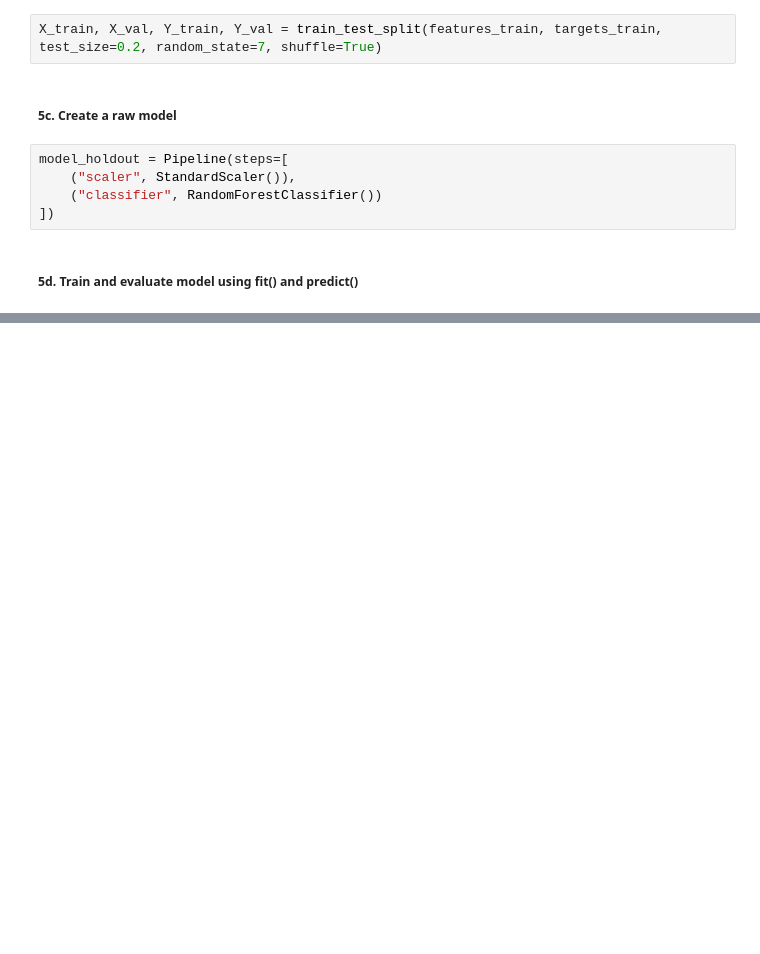
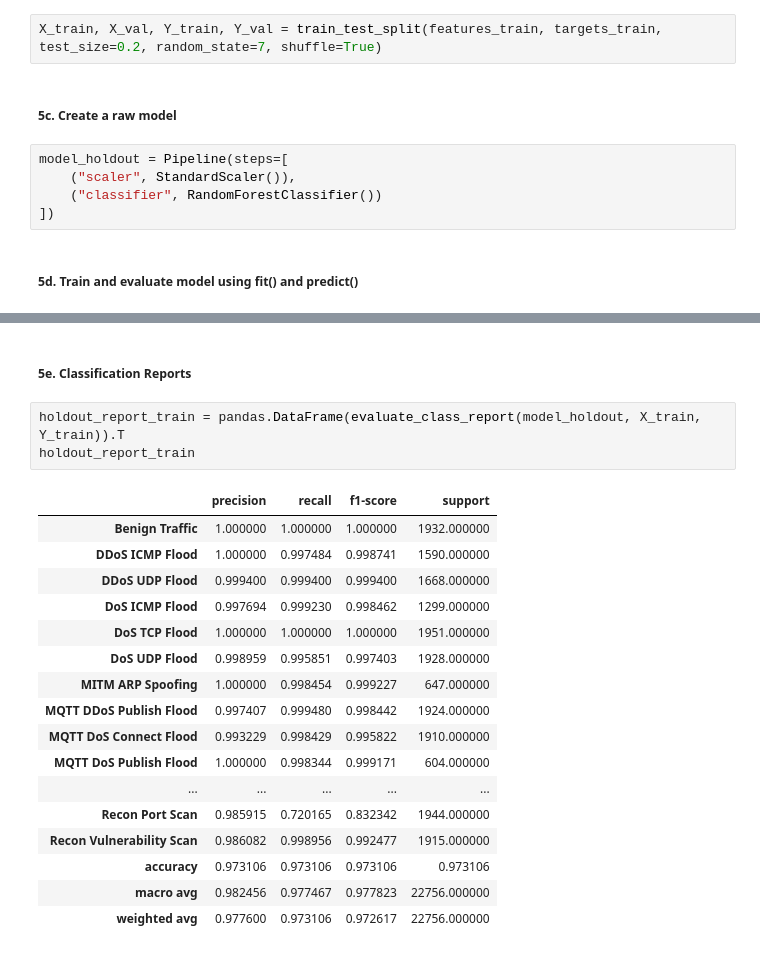
Before and after one commit to Highlighter56/NetworkTrafficClassifier, a Jupyter notebook: notebooks/rndfor_scikit.ipynb, the cells around one changed output, grey strips where cells are left out. Cells and saved outputs as stored; diff of their text form; blank space fills up the shorter version.

Commit message:
updated RandomForest notebook. It now uses correct evaluation metrics for classification

```diff
--- a/notebooks/rndfor_scikit.ipynb
+++ b/notebooks/rndfor_scikit.ipynb
@@ -280,0 +295,23 @@ ValueError: could not convert string to float: 'Recon OS Scan'
+# %% [markdown]
+##### 5e. Classification Reports
+# %%
+holdout_report_train = pandas.DataFrame(evaluate_class_report(model_holdout, X_train, Y_train)).T
+holdout_report_train
+# %% [output]
+|  | precision | recall | f1-score | support |
+| Benign Traffic | 1.000000 | 1.000000 | 1.000000 | 1932.000000 |
+| DDoS ICMP Flood | 1.000000 | 0.997484 | 0.998741 | 1590.000000 |
+| DDoS UDP Flood | 0.999400 | 0.999400 | 0.999400 | 1668.000000 |
+| DoS ICMP Flood | 0.997694 | 0.999230 | 0.998462 | 1299.000000 |
+| DoS TCP Flood | 1.000000 | 1.000000 | 1.000000 | 1951.000000 |
+| DoS UDP Flood | 0.998959 | 0.995851 | 0.997403 | 1928.000000 |
+| MITM ARP Spoofing | 1.000000 | 0.998454 | 0.999227 | 647.000000 |
+| MQTT DDoS Publish Flood | 0.997407 | 0.999480 | 0.998442 | 1924.000000 |
+| MQTT DoS Connect Flood | 0.993229 | 0.998429 | 0.995822 | 1910.000000 |
+| MQTT DoS Publish Flood | 1.000000 | 0.998344 | 0.999171 | 604.000000 |
+| ... | ... | ... | ... | ... |
+| Recon Port Scan | 0.985915 | 0.720165 | 0.832342 | 1944.000000 |
+| Recon Vulnerability Scan | 0.986082 | 0.998956 | 0.992477 | 1915.000000 |
+| accuracy | 0.973106 | 0.973106 | 0.973106 | 0.973106 |
+| macro avg | 0.982456 | 0.977467 | 0.977823 | 22756.000000 |
+| weighted avg | 0.977600 | 0.973106 | 0.972617 | 22756.000000 |
```
Also changed, not shown: parts of 17 cells of this notebook.
